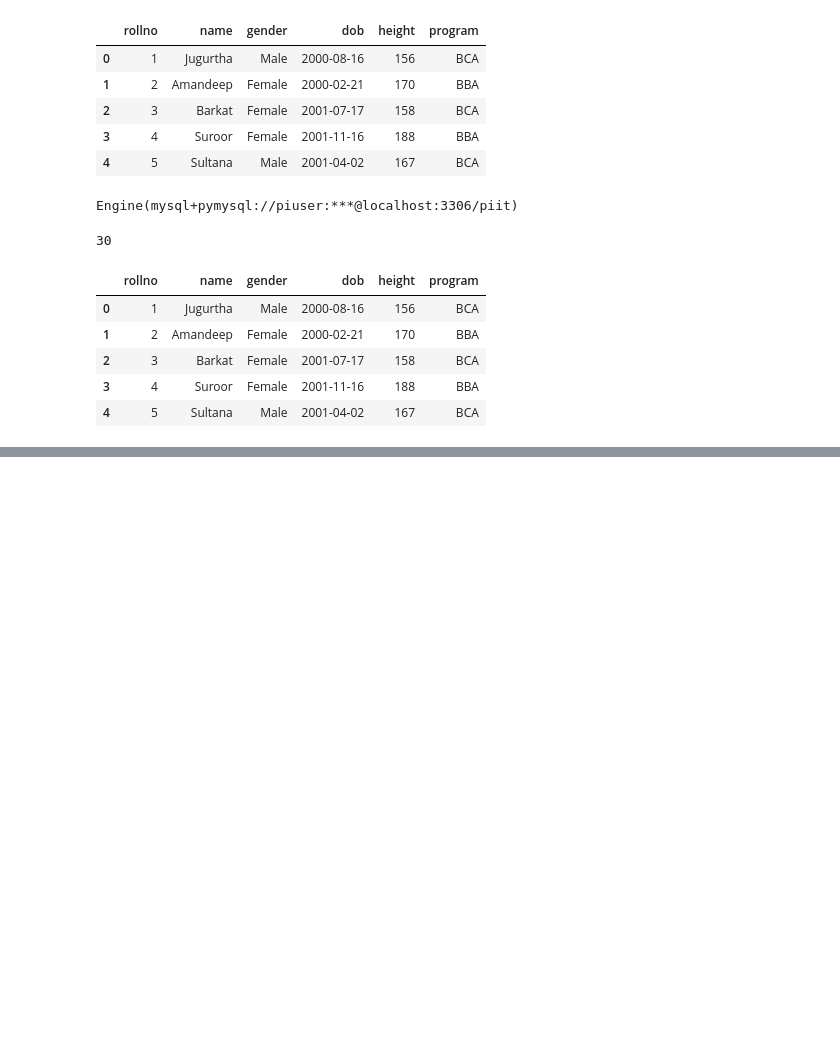
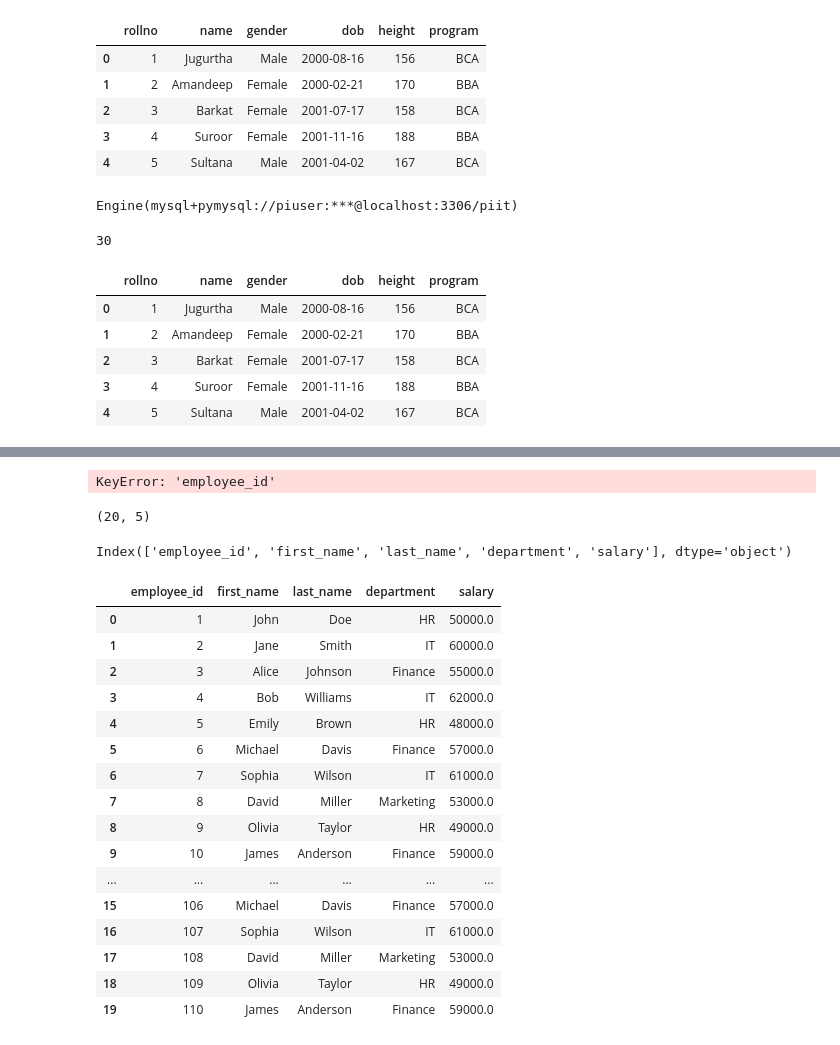
Before and after one commit to HumaArslan/piit, a Jupyter notebook: sql/MySql - Import and Export.ipynb, the cells around one changed output, grey strips where cells are left out. Cells and saved outputs as stored; diff of their text form; code cells hidden in the pictures; blank space fills up the shorter version.

```diff
--- a/sql/MySql - Import and Export.ipynb
+++ b/sql/MySql - Import and Export.ipynb
@@ -67,0 +155,34 @@ df2.to_csv('E:/analytics/data/students3.csv')
+# %%
+df6['employee_id'] = df6['employee_id']+200
+# %% [output]
+KeyError: 'employee_id'
+# %%
+df5 = pd.read_csv('E:/analytics/data/employees.csv', sep=';')
+df5.shape
+# %% [output]
+(20, 5)
+# %%
+print(df5.columns)
+# %% [output]
+Index(['employee_id', 'first_name', 'last_name', 'department', 'salary'], dtype='object')
+# %%
+df6 = df5.copy()
+df6
+# %% [output]
+|  | employee_id | first_name | last_name | department | salary |
+| 0 | 1 | John | Doe | HR | 50000.0 |
+| 1 | 2 | Jane | Smith | IT | 60000.0 |
+| 2 | 3 | Alice | Johnson | Finance | 55000.0 |
+| 3 | 4 | Bob | Williams | IT | 62000.0 |
+| 4 | 5 | Emily | Brown | HR | 48000.0 |
+| 5 | 6 | Michael | Davis | Finance | 57000.0 |
+| 6 | 7 | Sophia | Wilson | IT | 61000.0 |
+| 7 | 8 | David | Miller | Marketing | 53000.0 |
+| 8 | 9 | Olivia | Taylor | HR | 49000.0 |
+| 9 | 10 | James | Anderson | Finance | 59000.0 |
+| ... | ... | ... | ... | ... | ... |
+| 15 | 106 | Michael | Davis | Finance | 57000.0 |
+| 16 | 107 | Sophia | Wilson | IT | 61000.0 |
+| 17 | 108 | David | Miller | Marketing | 53000.0 |
+| 18 | 109 | Olivia | Taylor | HR | 49000.0 |
+| 19 | 110 | James | Anderson | Finance | 59000.0 |
```
Also changed, not shown: parts of 18 cells of this notebook, 2 other files.
